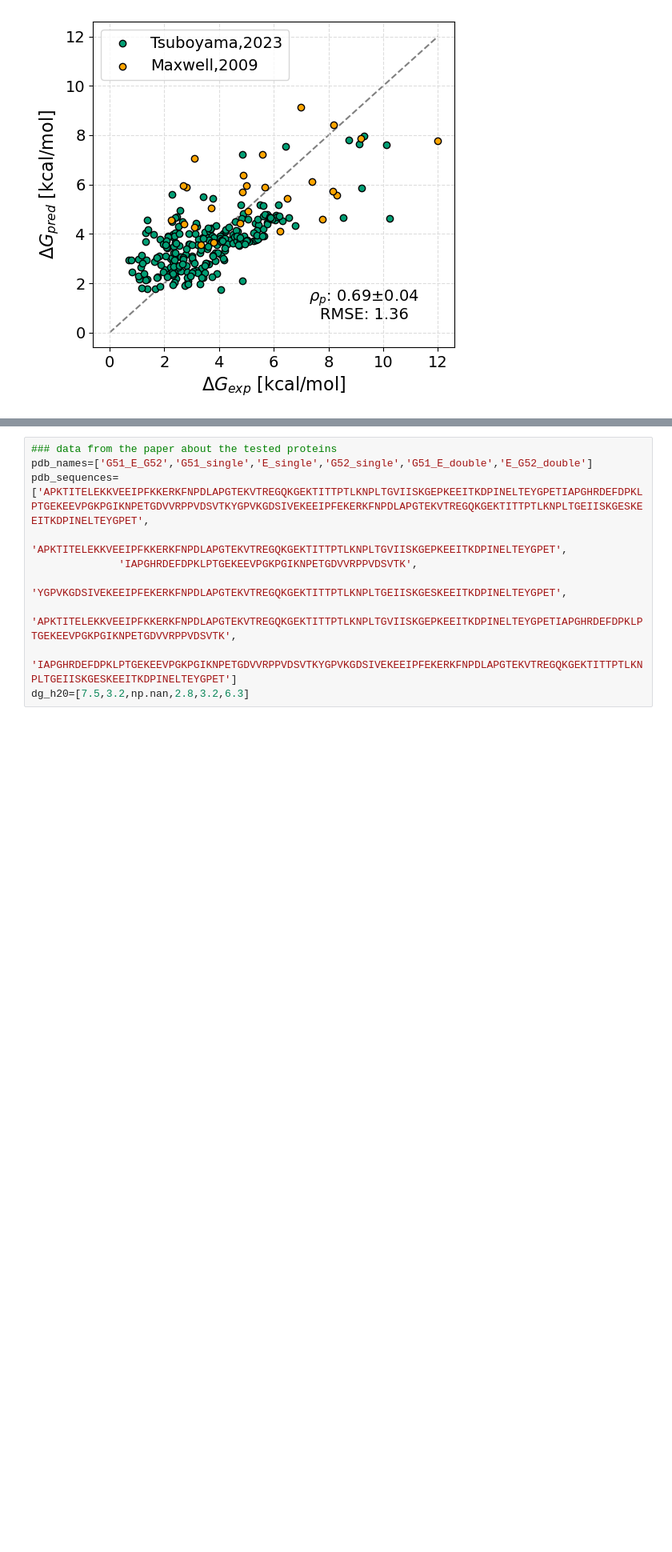
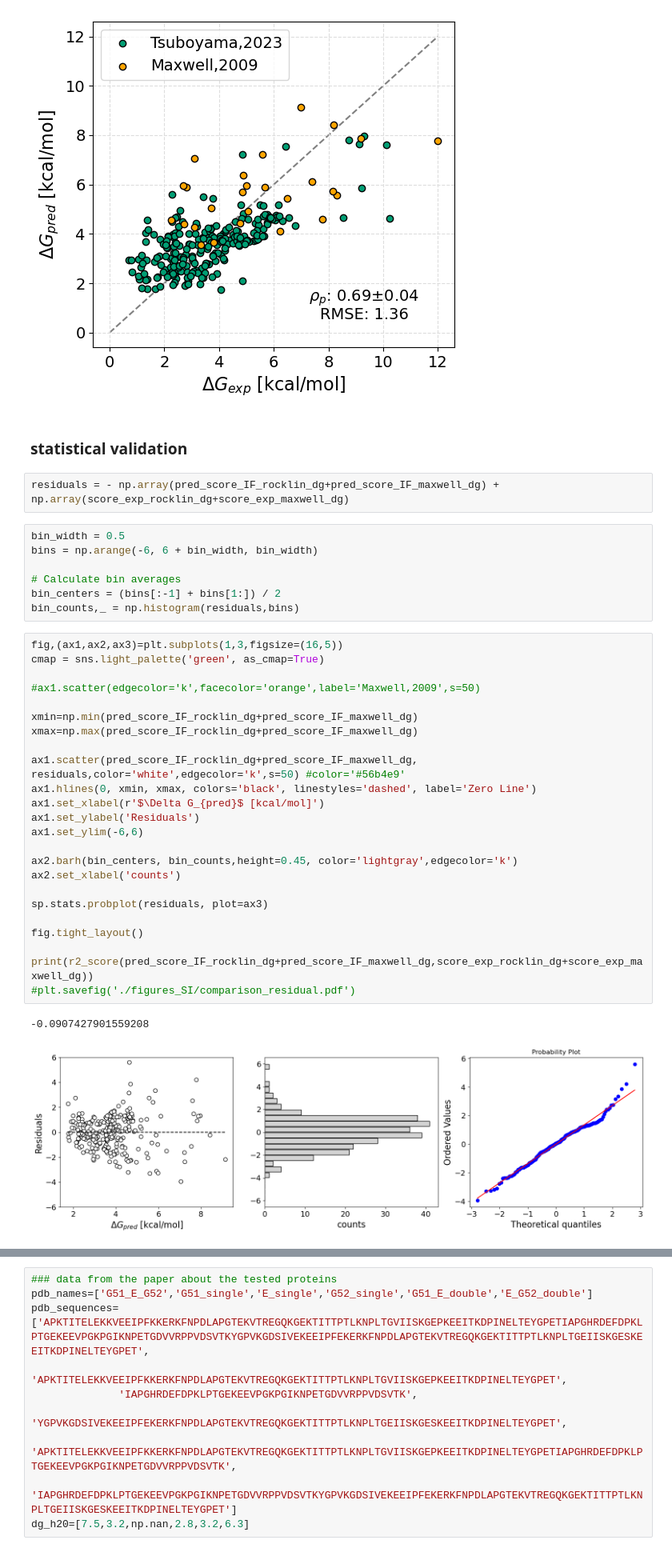
Before and after one commit to KULL-Centre/_2024_cagiada_stability, a Jupyter notebook: paper_SI/dG_pred_SI.ipynb, the cells around one changed output, grey strips where cells are left out. Shown at 80% size. Saved outputs shown, nothing was run; the diff lists cells and outputs as text; blank space fills up the shorter version.

```diff
--- a/paper_SI/dG_pred_SI.ipynb
+++ b/paper_SI/dG_pred_SI.ipynb
@@ -838,3 +861,41 @@ fig.tight_layout()
 plt.savefig('./figures_SI/dg_fit_all.pdf')
 # %% [output]
 [figure]
+# %% [markdown]
+### statistical validation
+# %%
+residuals = - np.array(pred_score_IF_rocklin_dg+pred_score_IF_maxwell_dg) + np.array(score_exp_rocklin_dg+score_exp_maxwell_dg)
+# %%
+bin_width = 0.5
+bins = np.arange(-6, 6 + bin_width, bin_width)
+
+# Calculate bin averages
+bin_centers = (bins[:-1] + bins[1:]) / 2
+bin_counts,_ = np.histogram(residuals,bins)
+# %%
+fig,(ax1,ax2,ax3)=plt.subplots(1,3,figsize=(16,5))
+cmap = sns.light_palette('green', as_cmap=True)
+
+#ax1.scatter(edgecolor='k',facecolor='orange',label='Maxwell,2009',s=50)
+
+xmin=np.min(pred_score_IF_rocklin_dg+pred_score_IF_maxwell_dg)
+xmax=np.max(pred_score_IF_rocklin_dg+pred_score_IF_maxwell_dg)
+
+ax1.scatter(pred_score_IF_rocklin_dg+pred_score_IF_maxwell_dg, residuals,color='white',edgecolor='k',s=50) #color='#56b4e9'
+ax1.hlines(0, xmin, xmax, colors='black', linestyles='dashed', label='Zero Line')
+ax1.set_xlabel(r'$\Delta G_{pred}$ [kcal/mol]')
+ax1.set_ylabel('Residuals')
+ax1.set_ylim(-6,6)
+
+ax2.barh(bin_centers, bin_counts,height=0.45, color='lightgray',edgecolor='k')
+ax2.set_xlabel('counts')
+
+sp.stats.probplot(residuals, plot=ax3)
+
+fig.tight_layout()
+
+print(r2_score(pred_score_IF_rocklin_dg+pred_score_IF_maxwell_dg,score_exp_rocklin_dg+score_exp_maxwell_dg))
+#plt.savefig('./figures_SI/comparison_residual.pdf')
+# %% [output]
+-0.0907427901559208
+[figure, added]
```
Also changed, not shown: parts of 20 cells of this notebook, 15 other files.
